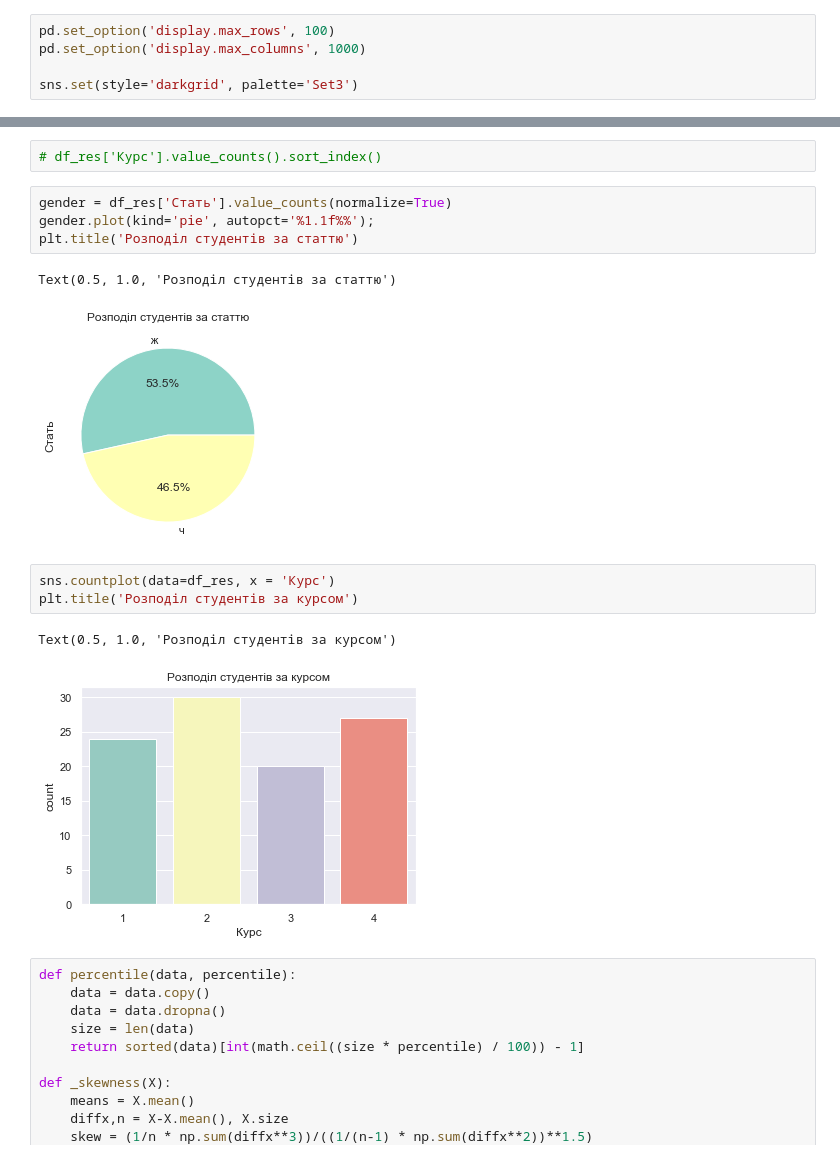
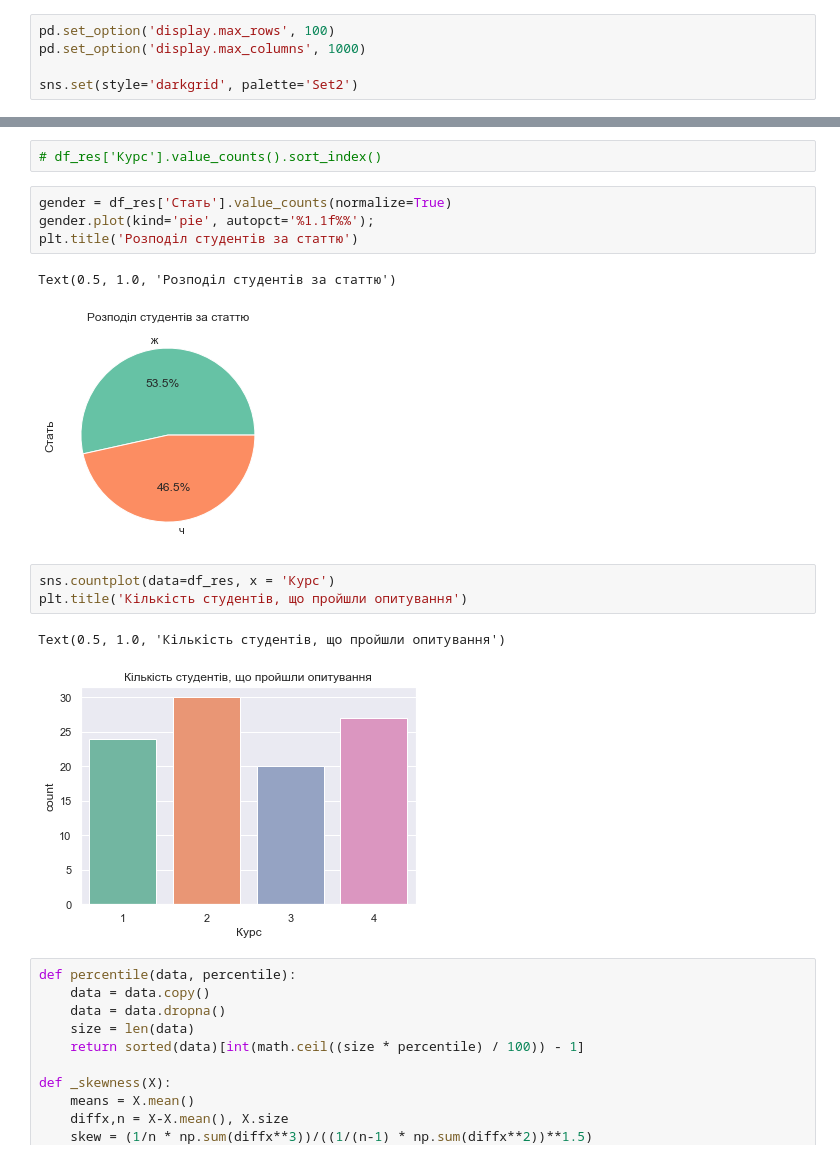
Before and after one commit to darynarr/CS-Students-Analysis-, a Jupyter notebook: Exploration.ipynb, the cells around one changed output, grey strips where cells are left out. Drawn from its saved outputs; the diff is of its cells as text.

```diff
--- a/Exploration.ipynb
+++ b/Exploration.ipynb
@@ -10,7 +10,7 @@ from scipy import stats
 pd.set_option('display.max_rows', 100)
 pd.set_option('display.max_columns', 1000)
 
-sns.set(style='darkgrid', palette='Set3')
+sns.set(style='darkgrid', palette='Set2')
 # %%
 YEARS = [1,2,3,4]
 # %%
@@ -234,13 +234,13 @@ gender.plot(kind='pie', autopct='%1.1f%%');
 plt.title('Розподіл студентів за статтю')
 # %% [output]
 Text(0.5, 1.0, 'Розподіл студентів за статтю')
-[figure, old version]
+[figure, new version]
 # %%
 sns.countplot(data=df_res, x = 'Курс')
-plt.title('Розподіл студентів за курсом')
+plt.title('Кількість студентів, що пройшли опитування')
 # %% [output]
-Text(0.5, 1.0, 'Розподіл студентів за курсом')
+Text(0.5, 1.0, 'Кількість студентів, що пройшли опитування')
-[figure, old version]
+[figure, new version]
 # %%
 def percentile(data, percentile):
     data = data.copy()
```
Also changed, not shown: parts of 8 cells of this notebook, 2 other files.
